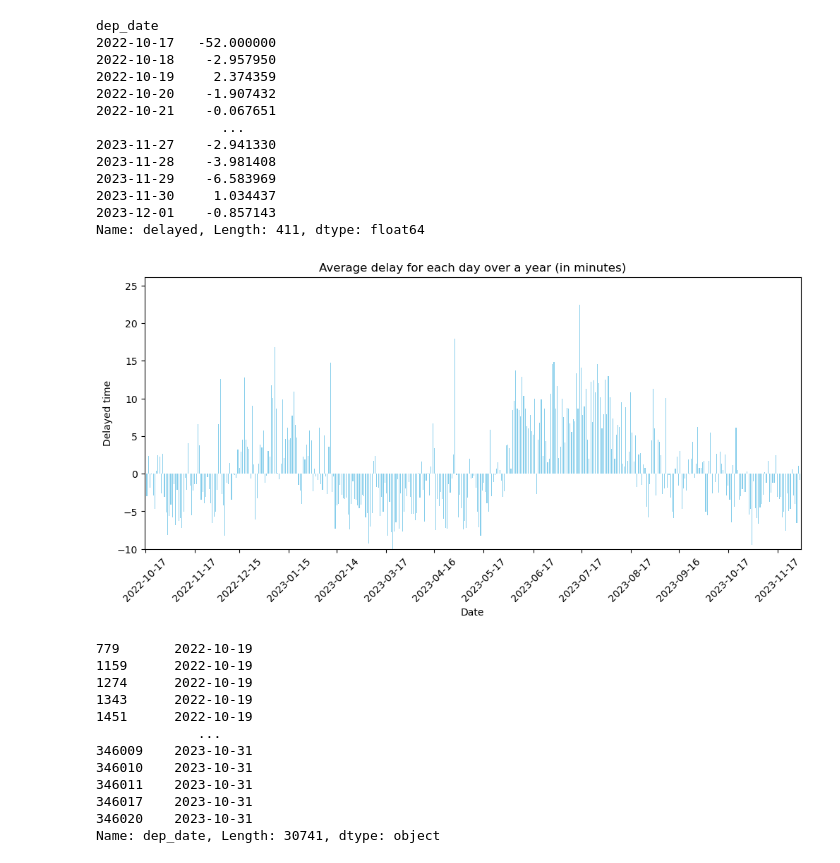
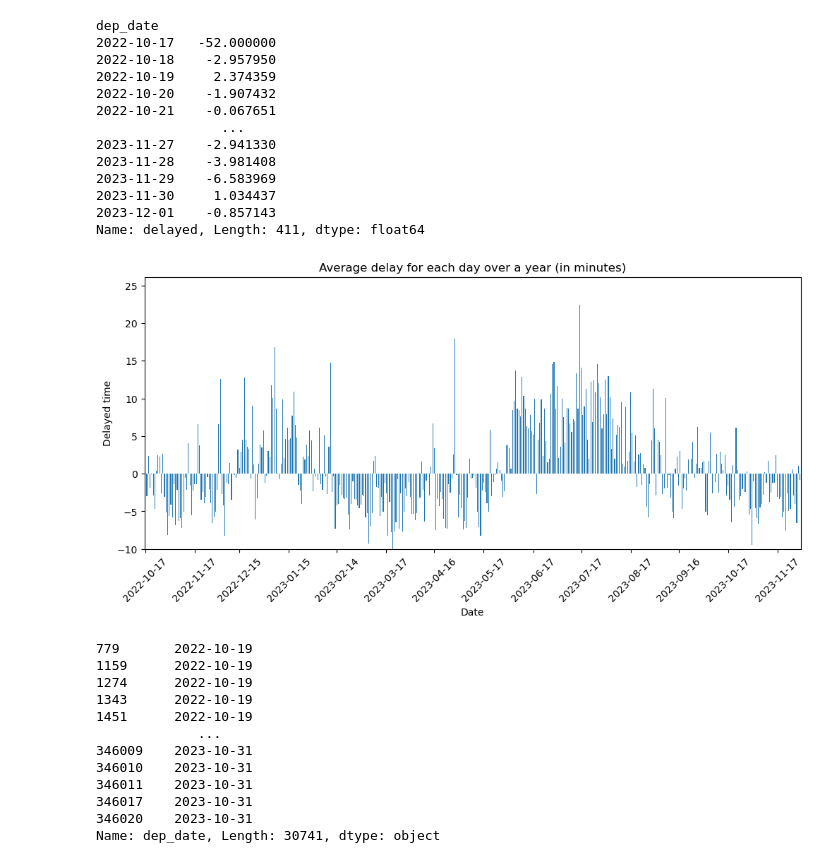
Before and after one commit to jkruke/airline-delay-prediction, a Jupyter notebook: analysis/holidays.ipynb, the cells around one changed output. Saved outputs shown, nothing was run; the diff lists cells and outputs as text; code cells hidden in the pictures.

Commit message:
Update holiday plot

```diff
--- a/analysis/holidays.ipynb
+++ b/analysis/holidays.ipynb
@@ -41,22 +41,22 @@ dep_date
 Name: delayed, Length: 411, dtype: float64
 # %%
 fig, ax = plt.subplots(figsize=(12, 5))
-avg_delay_per_date.plot(kind='bar', color='skyblue', ax=ax)
+avg_delay_per_date.plot(kind='bar', ax=ax)
 
 # Set the locator for the x-axis to show only the first day of each month
 ax.xaxis.set_major_locator(MonthLocator())
 
 # Set the lower bound of the y-axis to -10
 ax.set_ylim(bottom=-10)
 
 # Add labels and title
 plt.title('Average delay for each day over a year (in minutes)')
 plt.xlabel('Date')
 plt.ylabel('Delayed time')
 plt.xticks(rotation=45)  # Rotate x-axis labels for better readability
 plt.show()
 # %% [output]
-[figure, old version]
+[figure, new version]
 # %%
 # Get holiday information; boolean
 date_n_delay['holiday_bool'] = ~date_n_delay['holiday'].isna()
```
Also changed, not shown: parts of 3 cells of this notebook, 1 other file.
